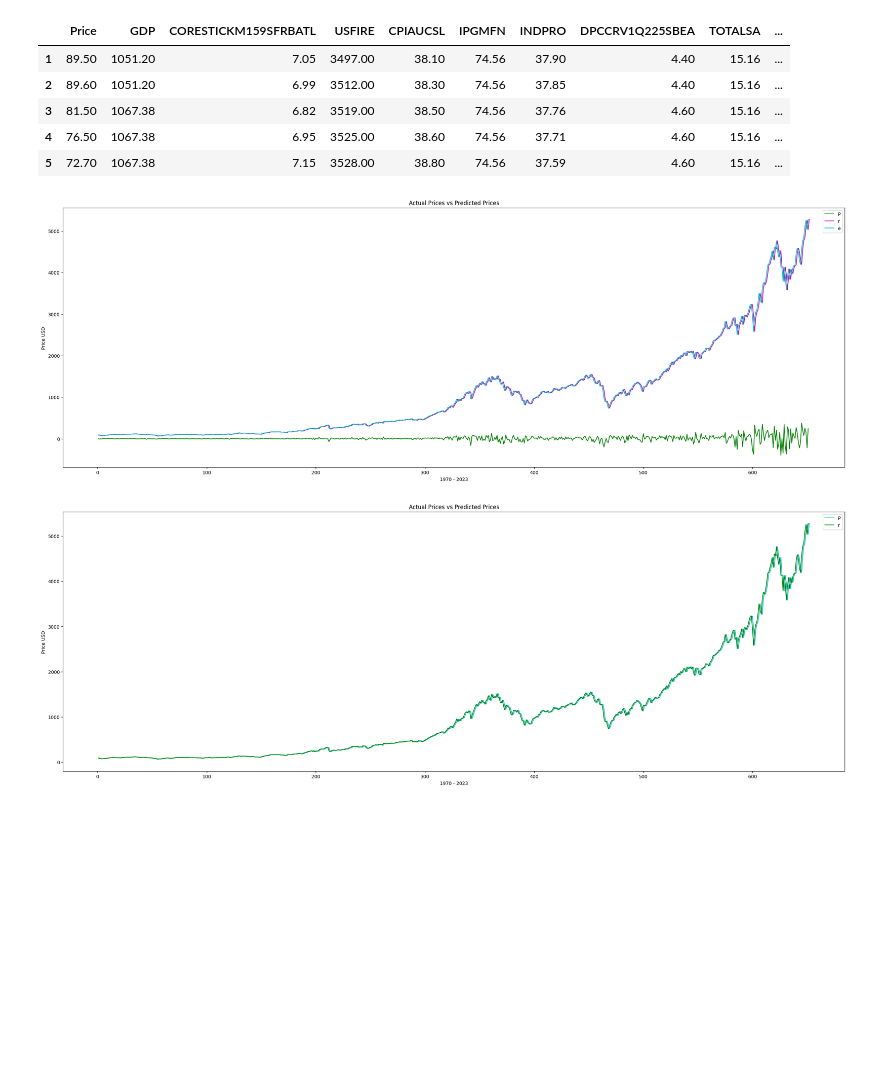
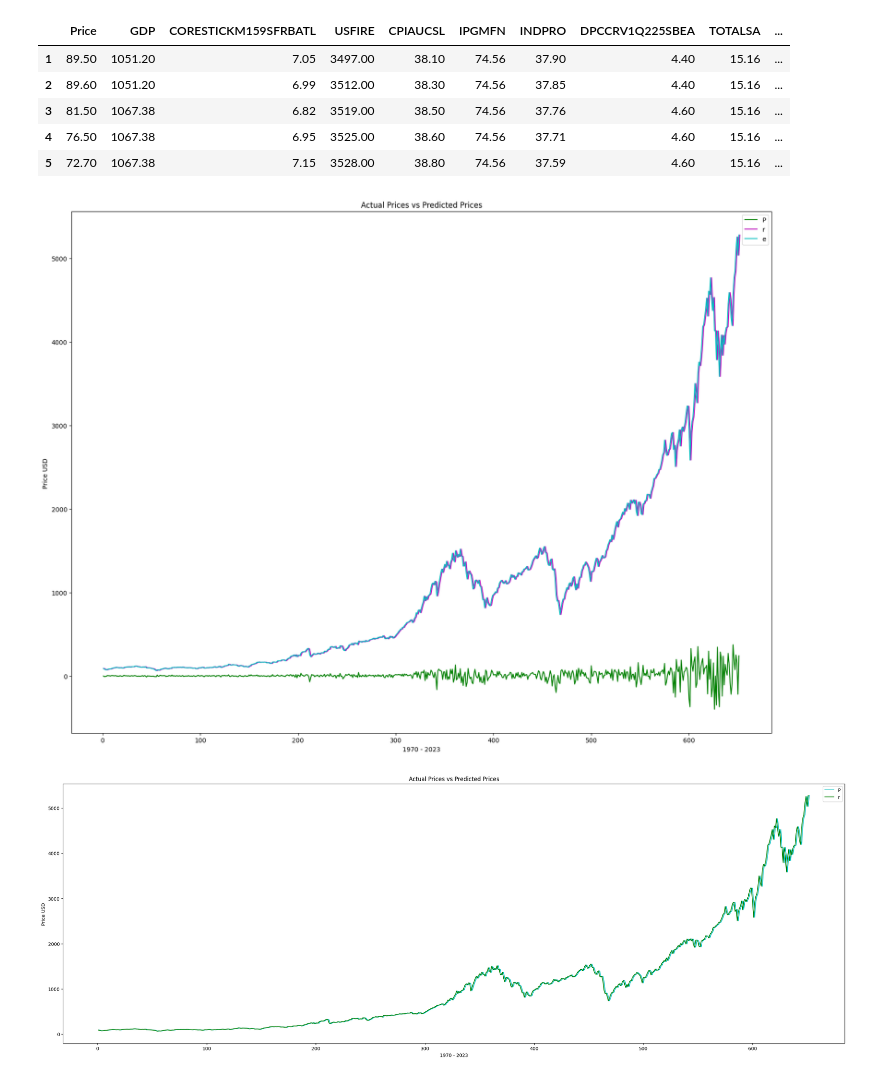
Before and after one commit to burakakay/SP-500-Price-Predictor-Project, a Jupyter notebook: S&P_500_Price_Prediction.ipynb, the cells around one changed output. Cells and saved outputs as stored; diff of their text form; code cells hidden in the pictures; blank space fills up the shorter version.

```diff
--- a/S&P_500_Price_Prediction.ipynb
+++ b/S&P_500_Price_Prediction.ipynb
@@ -449,0 +442,10 @@ R2 Score: 0.9986392211242447
+# %%
+etr_model.fit(x_val,y_val)
+
+log_price_pred_test = etr_model.predict(x_test)
+
+rmse = np.sqrt(mean_squared_error(y_test, log_price_pred_test))
+print("RMSE:", rmse)
+
+r2 = r2_score(y_test, log_price_pred_test)
+print("R2 Score:", r2)
@@ -450,11 +455,10 @@ R2 Score: 0.9986392211242447
 # %%
-etr_model.fit(x,y)
+etr_model.fit(x, y)
+price_pred = etr_model.predict(x)
 
-log_price_prediction = etr_model.predict(x)
-
-rmse = np.sqrt(mean_squared_error(y, log_price_prediction))
+rmse = np.sqrt(mean_squared_error(y, price_pred))
 print("RMSE:", rmse)
 
-r2 = r2_score(y, log_price_prediction)
+r2 = r2_score(y, price_pred)
 print("R2 Score:", r2)
 # %% [output]
@@ -462,3 +466,5 @@ RMSE: 8.841027917153703e-15
 R2 Score: 1.0
-# %%
-df_3['etr_log_pred'] = pd.DataFrame(log_price_prediction)
+# %%
+df_3['log_price_pred'] = pd.DataFrame(price_pred)
+df_3['price_pred'] = np.exp(df_3['log_price_pred'])
+df_3.head()
@@ -502,18 +518,18 @@ df_4.head()
 | 4 | 76.50 | 1067.38 | 6.95 | 3525.00 | 38.60 | 74.56 | 37.71 | 4.60 | 15.16 | ... |
 | 5 | 72.70 | 1067.38 | 7.15 | 3528.00 | 38.80 | 74.56 | 37.59 | 4.60 | 15.16 | ... |
 # %%
-plt.figure(figsize=(30, 10))
+plt.figure(figsize=(20, 15))
 plt.plot( df_4.index , df_4['pred_vs_actual'],color ='g', label='Difference')
 plt.plot(df_4.index, df_4['Price'], color='m', label='Actual Prices')
 plt.plot(df_4.index, df_4['price_prediction'], color='c', label='Predicted Prices')
 
 plt.legend('Prediction Variation')
 plt.xlabel("1970 - 2023")
 plt.ylabel("Price USD ")
 plt.title("Actual Prices vs Predicted Prices")
 plt.show()
 # %% [output]
-[figure, old version]
+[figure, new version]
 # %%
 plt.figure(figsize=(30, 10))
 plt.plot( df_4.index , df_4['Price'],color ='c')
```
Also changed, not shown: parts of 33 cells of this notebook.
